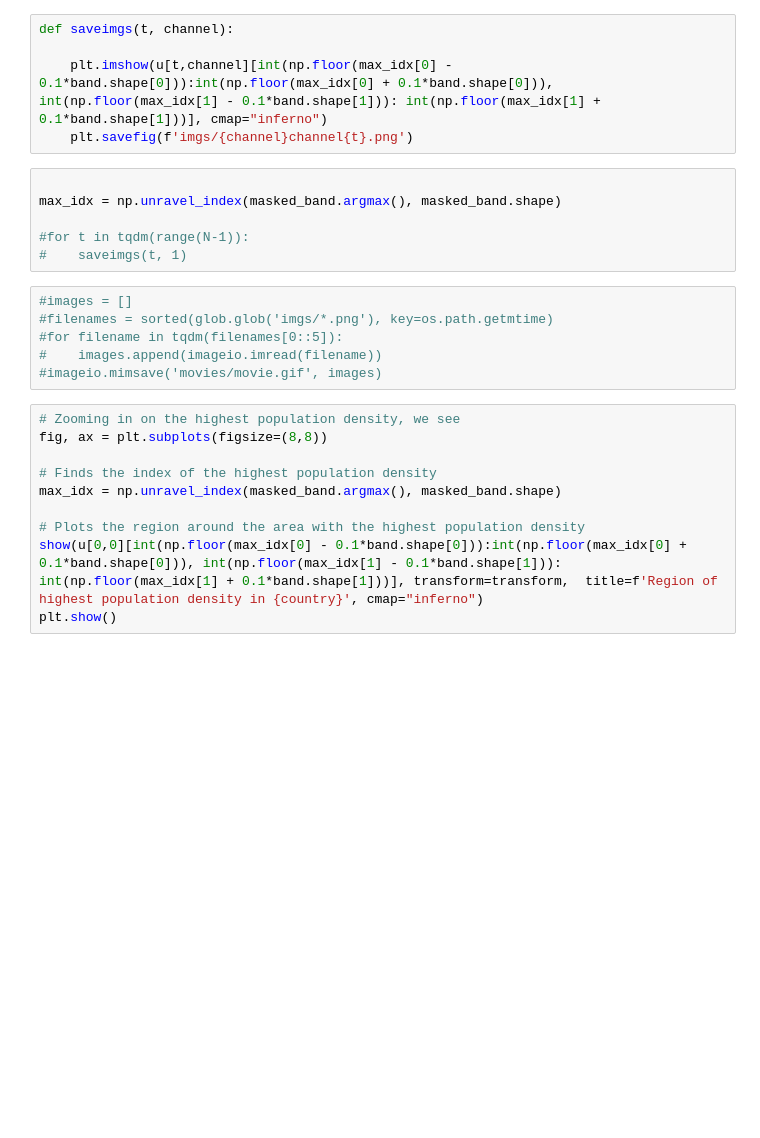
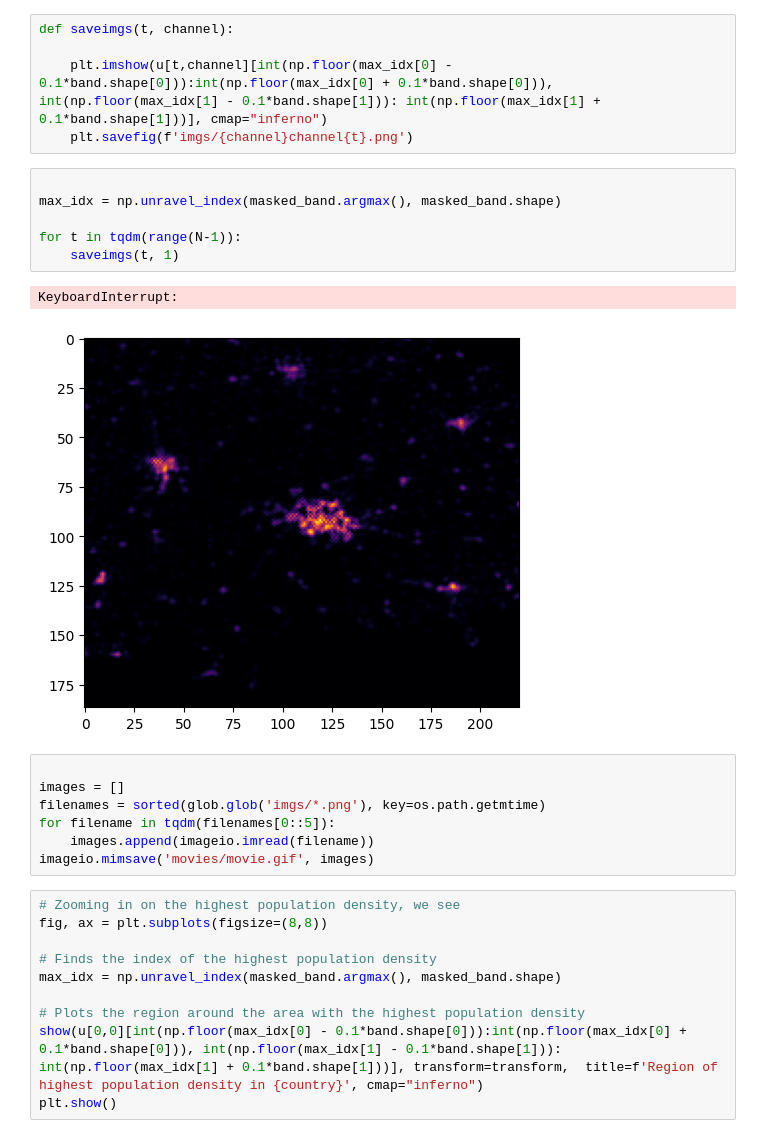
Before and after one commit to Mark-Bugden/zombie-outbreak, a Jupyter notebook: SketchFile.ipynb, the cells around one changed output. Saved outputs shown, nothing was run; the diff lists cells and outputs as text; blank space fills up the shorter version.

```diff
--- a/SketchFile.ipynb
+++ b/SketchFile.ipynb
@@ -223,15 +223,19 @@ def saveimgs(t, channel):
 # %%
 
 max_idx = np.unravel_index(masked_band.argmax(), masked_band.shape)
 
-#for t in tqdm(range(N-1)):
-#    saveimgs(t, 1)
+for t in tqdm(range(N-1)):
+    saveimgs(t, 1)
+# %% [output]
+KeyboardInterrupt:
+[figure, added]
 # %%
-#images = []
-#filenames = sorted(glob.glob('imgs/*.png'), key=os.path.getmtime)
-#for filename in tqdm(filenames[0::5]):
-#    images.append(imageio.imread(filename))
-#imageio.mimsave('movies/movie.gif', images)
+
+images = []
+filenames = sorted(glob.glob('imgs/*.png'), key=os.path.getmtime)
+for filename in tqdm(filenames[0::5]):
+    images.append(imageio.imread(filename))
+imageio.mimsave('movies/movie.gif', images)
 # %%
 # Zooming in on the highest population density, we see
 fig, ax = plt.subplots(figsize=(8,8))
```
Also changed, not shown: 1 other file.
